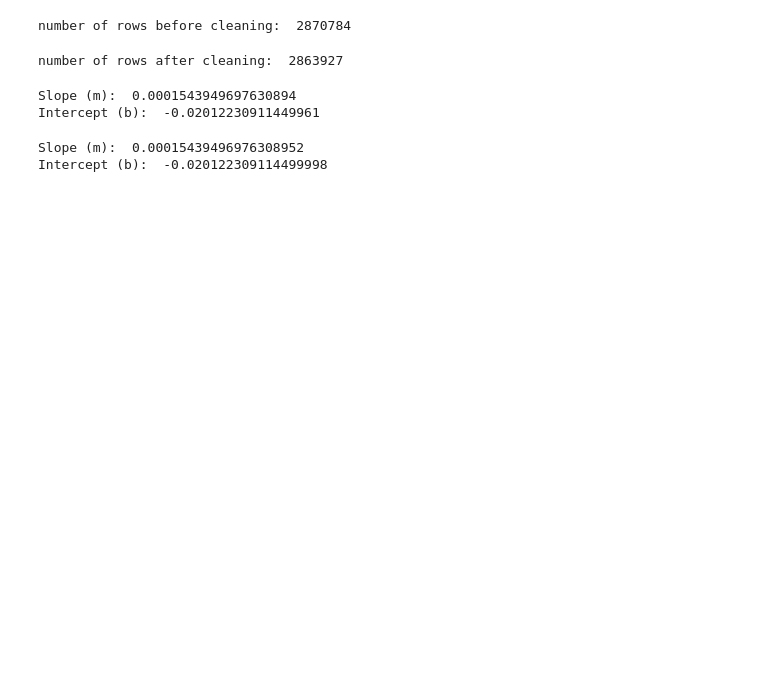
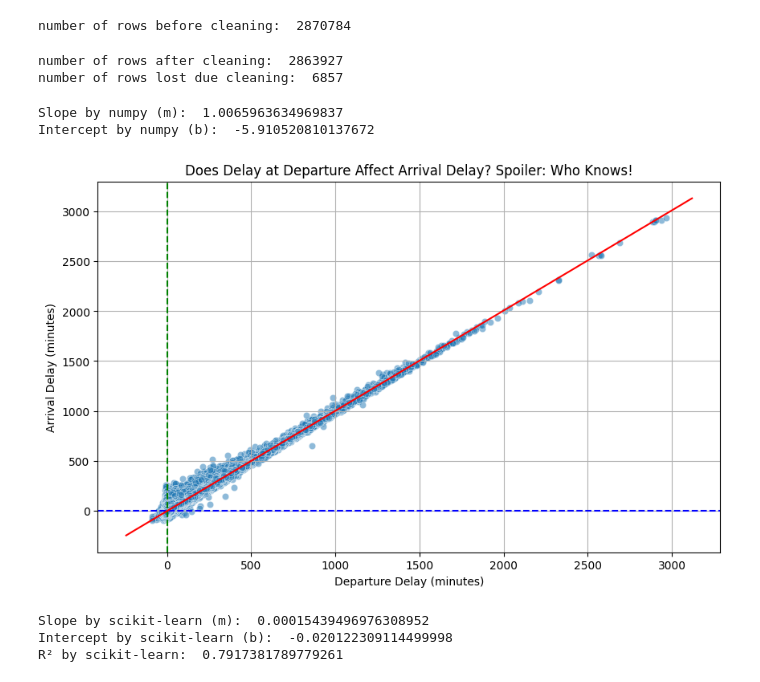
Before and after one commit to janiejestemja/coriolis_flights, a Jupyter notebook: coriolis_analysis_04.ipynb, the cells around one changed output. Drawn from its saved outputs; the diff is of its cells as text; code cells hidden in the pictures; blank space fills up the shorter version.

Commit message:
Linear regression with numpy and sckit-learn.

```diff
--- a/coriolis_analysis_04.ipynb
+++ b/coriolis_analysis_04.ipynb
@@ -59,19 +59,46 @@ print("number of rows before cleaning: ", len(fdf_merged))
 number of rows before cleaning:  2870784
 # %%
 fdf_merged.dropna(subset=["total_drift_distance", "haversine_distance"], inplace=True)
+# %%
+fdf_merged.dropna(subset=["DEP_DELAY", "ARR_DELAY"], inplace=True)
 # %%
 print("number of rows after cleaning: ", len(fdf_merged))
+print("number of rows lost due cleaning: ", rows_before_cleaning - len(fdf_merged))
 # %% [output]
 number of rows after cleaning:  2863927
+number of rows lost due cleaning:  6857
 # %%
 # division of drift through distance gives percentage
 fdf_merged.loc[:, "drift_factor"] = fdf_merged["total_drift_distance"] / fdf_merged["haversine_distance"].replace(0, pd.NA)
 # %%
-m, b = np.polyfit(fdf_merged["haversine_distance"], fdf_merged["drift_factor"],1 )
+# linear regression using numpy
+np_m, np_b = np.polyfit(fdf_merged["DEP_DELAY"], fdf_merged["ARR_DELAY"],1 )
 # %%
-print("Slope (m): ", m)
-print("Intercept (b): ", b)
+print("Slope by numpy (m): ", np_m)
+print("Intercept by numpy (b): ", np_b)
 # %% [output]
-Slope (m):  0.0001543949697630894
-Intercept (b):  -0.02012230911449961
+Slope by numpy (m):  1.0065963634969837
+Intercept by numpy (b):  -5.910520810137672
+# %%
+# plotting linear regression of our first question
+plt.figure(figsize=(10, 6))
+sns.scatterplot(x="DEP_DELAY", y="ARR_DELAY", data=fdf_merged, alpha=0.5)
+
+plt.title("Does Delay at Departure Affect Arrival Delay? Spoiler: Who Knows!")
+plt.xlabel("Departure Delay (minutes)")
+plt.ylabel("Arrival Delay (minutes)")
+
+plt.axhline(0, color="blue", linestyle="--")  # Reference line for on-time arrivals
+plt.axvline(0, color="green", linestyle="--")  # Reference line for on-time departures
+
+# adding in line
+x_vals = np.array(plt.gca().get_xlim())
+y_vals = np_b + np_m * x_vals
+
+plt.plot(x_vals, y_vals, color="red", label="regression line")
+
+plt.grid(True)
+plt.show()
+# %% [output]
+[figure, added]
 # %%
@@ -86,6 +115,8 @@ b = model.intercept_
 # %%
-print("Slope (m): ", m)
-print("Intercept (b): ", b)
+print("Slope by scikit-learn (m): ", scikit_m)
+print("Intercept by scikit-learn (b): ", scikit_b)
+print("R² by scikit-learn: ", r_squared)
 # %% [output]
-Slope (m):  0.00015439496976308952
-Intercept (b):  -0.020122309114499998
+Slope by scikit-learn (m):  0.00015439496976308952
+Intercept by scikit-learn (b):  -0.020122309114499998
+R² by scikit-learn:  0.7917381789779261
```
Also changed, not shown: parts of 3 cells of this notebook.
